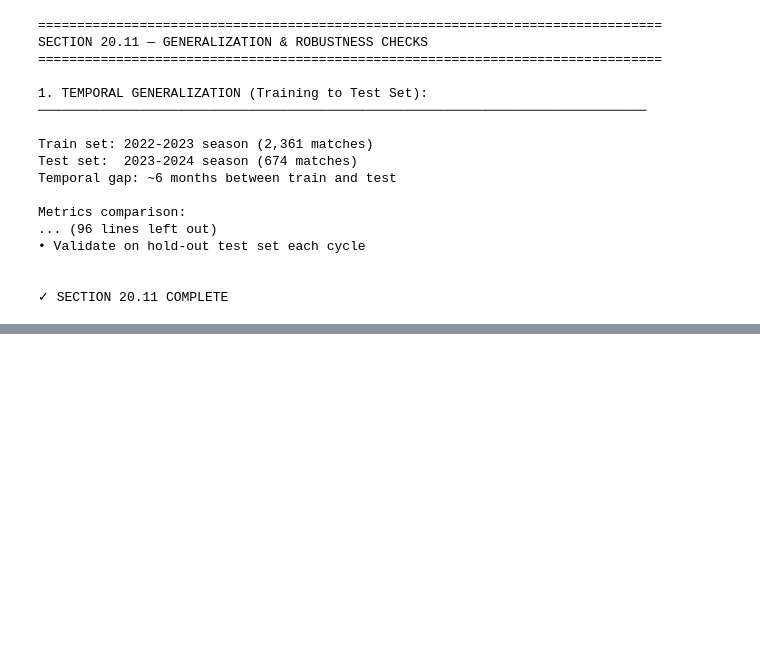
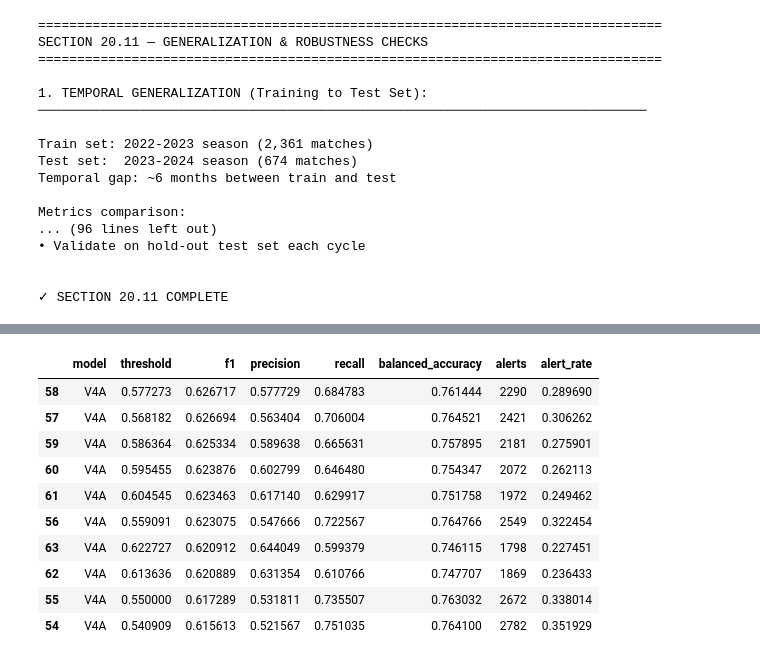
Before and after one commit to mimator2/Fixture-IQ, a Jupyter notebook: models/CatBoostClassifier/01_player_performance_decrease_model.ipynb, the cells around one changed output, grey strips where cells are left out. Cells and saved outputs as stored; diff of their text form; code cells hidden in the pictures; blank space fills up the shorter version.

Commit message:
Update CatBoost player performance decrease model

```diff
--- a/models/CatBoostClassifier/01_player_performance_decrease_model.ipynb
+++ b/models/CatBoostClassifier/01_player_performance_decrease_model.ipynb
@@ -5513,0 +6621,19 @@ SECTION 20.12 — FINAL MODEL RECOMMENDATION & DEPLOYMENT BLUEPRINT
+# %%
+# ==============================================================================
+# 21.15: TRAIN V4B - FATIGUE-ASSOCIATED API-RATING DECLINE MODEL
+# ==============================================================================
+
+v4b_result = train_catboost_model(
+    df=df_v4_clean,
+    target=TARGET,
+    exclude_columns=V4B_EXCLUDE_COLUMNS,
+    model_name="V4B Fatigue-Associated API-Rating Decline Model",
+    train_mask=train_mask,
+    test_mask=test_mask,
+    iterations=500,
+    learning_rate=0.03,
+    depth=6
+)
+
+print("\nTop 30 V4B features:")
+display(v4b_result["feature_importance"].head(30))
@@ -5513,0 +6714,54 @@ SECTION 20.12 — FINAL MODEL RECOMMENDATION & DEPLOYMENT BLUEPRINT
+# %%
+# ==============================================================================
+# 21.17: THRESHOLD OPTIMIZATION
+# ==============================================================================
+
+def optimize_threshold(y_true, y_pred_proba, model_name):
+    thresholds_to_test = np.linspace(0.05, 0.95, 100)
+    rows = []
+
+    for threshold in thresholds_to_test:
+        y_pred_t = (y_pred_proba >= threshold).astype(int)
+
+        rows.append({
+            "model": model_name,
+            "threshold": threshold,
+            "f1": f1_score(y_true, y_pred_t, zero_division=0),
+            "precision": precision_score(y_true, y_pred_t, zero_division=0),
+            "recall": recall_score(y_true, y_pred_t, zero_division=0),
+            "balanced_accuracy": balanced_accuracy_score(y_true, y_pred_t),
+            "alerts": int(y_pred_t.sum()),
+            "alert_rate": float(y_pred_t.mean())
+        })
+
+    threshold_df = pd.DataFrame(rows)
+    best_idx = threshold_df["f1"].idxmax()
+    best_threshold = threshold_df.loc[best_idx, "threshold"]
+
+    print("\n" + "="*80)
+    print(f"THRESHOLD OPTIMIZATION: {model_name}")
+    print("="*80)
+    print(f"Best F1 threshold: {best_threshold:.4f}")
+    print(threshold_df.loc[best_idx])
+    print("="*80)
+
+    return threshold_df, best_threshold
+
+v4a_threshold_df, v4a_best_threshold = optimize_threshold(
+    v4a_result["y_test"],
+    v4a_result["y_pred_proba"],
+    "V4A"
+)
+
+v4b_threshold_df, v4b_best_threshold = optimize_threshold(
+    v4b_result["y_test"],
+    v4b_result["y_pred_proba"],
+    "V4B"
+)
+
+display(v4a_threshold_df.sort_values("f1", ascending=False).head(10))
+display(v4b_threshold_df.sort_values("f1", ascending=False).head(10))
+
+v4a_threshold_df.to_csv("v4a_api_rating_threshold_optimization.csv", index=False)
+v4b_threshold_df.to_csv("v4b_api_rating_threshold_optimization.csv", index=False)
+# %% [output]
@@ -5513,0 +6785,11 @@ SECTION 20.12 — FINAL MODEL RECOMMENDATION & DEPLOYMENT BLUEPRINT
+|  | model | threshold | f1 | precision | recall | balanced_accuracy | alerts | alert_rate |
+| 58 | V4A | 0.577273 | 0.626717 | 0.577729 | 0.684783 | 0.761444 | 2290 | 0.289690 |
+| 57 | V4A | 0.568182 | 0.626694 | 0.563404 | 0.706004 | 0.764521 | 2421 | 0.306262 |
+| 59 | V4A | 0.586364 | 0.625334 | 0.589638 | 0.665631 | 0.757895 | 2181 | 0.275901 |
+| 60 | V4A | 0.595455 | 0.623876 | 0.602799 | 0.646480 | 0.754347 | 2072 | 0.262113 |
+| 61 | V4A | 0.604545 | 0.623463 | 0.617140 | 0.629917 | 0.751758 | 1972 | 0.249462 |
+| 56 | V4A | 0.559091 | 0.623075 | 0.547666 | 0.722567 | 0.764766 | 2549 | 0.322454 |
+| 63 | V4A | 0.622727 | 0.620912 | 0.644049 | 0.599379 | 0.746115 | 1798 | 0.227451 |
+| 62 | V4A | 0.613636 | 0.620889 | 0.631354 | 0.610766 | 0.747707 | 1869 | 0.236433 |
+| 55 | V4A | 0.550000 | 0.617289 | 0.531811 | 0.735507 | 0.763032 | 2672 | 0.338014 |
+| 54 | V4A | 0.540909 | 0.615613 | 0.521567 | 0.751035 | 0.764100 | 2782 | 0.351929 |
```
Also changed, not shown: parts of 29 cells of this notebook.
